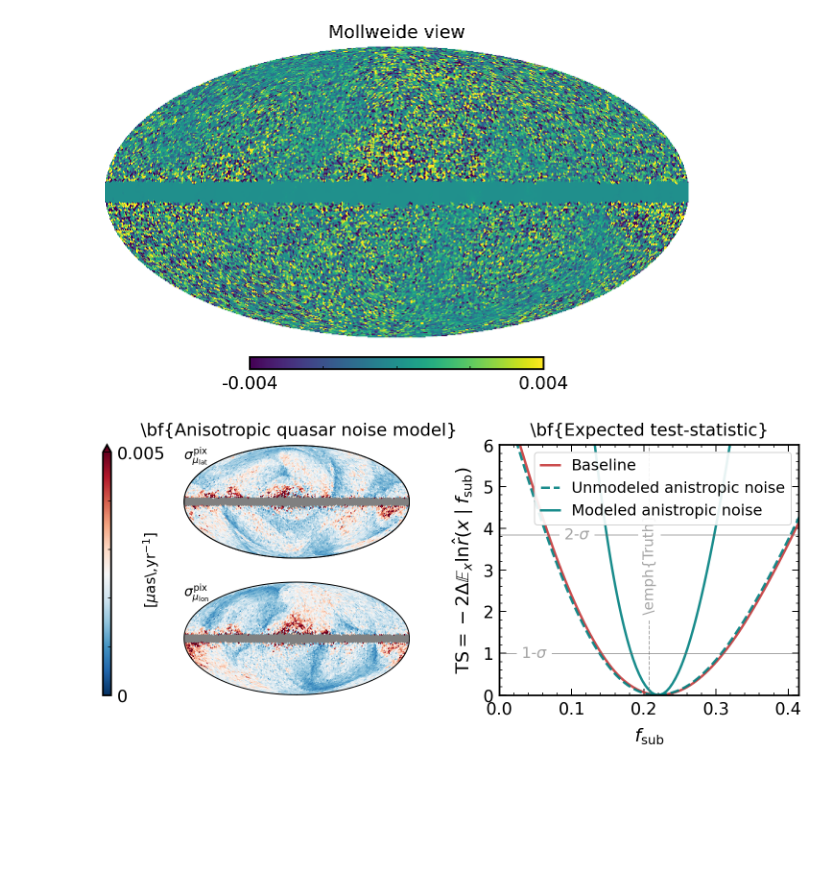
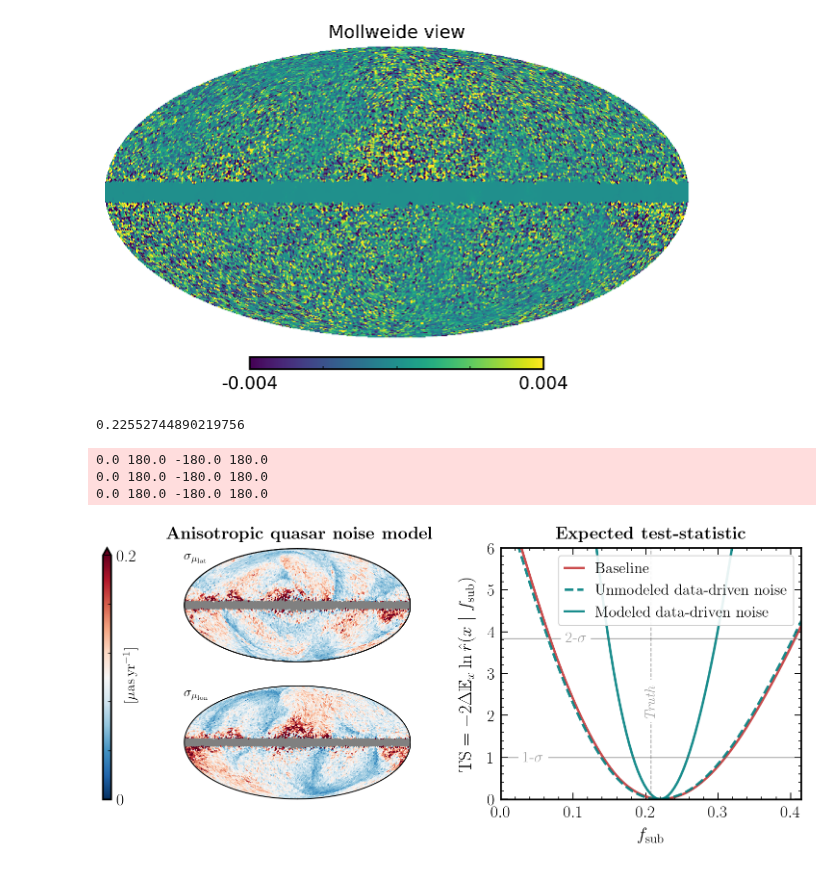
Before and after one commit to smsharma/neural-global-astrometry, a Jupyter notebook: notebooks/03_anisotropic_noise.ipynb, the cells around one changed output. Cells and saved outputs as stored; diff of their text form; code cells hidden in the pictures; blank space fills up the shorter version.

```diff
--- a/notebooks/03_anisotropic_noise.ipynb
+++ b/notebooks/03_anisotropic_noise.ipynb
@@ -56,5 +39,5 @@ The text.latex.preview rcparam was deprecated in Matplotlib 3.3 and will be remo
 # %%
-plt.rcParams.update({"text.usetex": False})
+plt.rcParams.update({"text.usetex": True})
 # %% [markdown]
 
 ## Basline analysis
@@ -215,34 +198,36 @@ out_mean_anistropic_anisotropic = np.load("../data/plot_arrays/out_mean_anistrop
 plt.rcParams.update({
     'text.latex.preamble': r'\usepackage{amsfonts}'
 })
-# %%
-plt.rcParams.update({"text.usetex": False})
+# %%
+0.005 * np.sqrt(N_q_pix)
+# %% [output]
+0.22552744890219756
 # %%
-cbar_max = 0.005
+cbar_max = 0.2
 cmap = cm.RdBu_r
 
 fig = plt.figure(constrained_layout=True, figsize=(13., 4.8))
 gs = fig.add_gridspec(2, 3, height_ratios=(1,1), width_ratios=(0.03, 1., 1.1))
 
 ax1 = fig.add_subplot(gs[0, 1])
-the_map = hp.ma(sigma_noise_model[0][1])
-the_map.mask = (sigma_noise_model[0][1] == 0) + 0.
+the_map = hp.ma(sigma_noise_model[0][1] * np.sqrt(N_q_pix))
+the_map.mask = (sigma_noise_model[0][1] * np.sqrt(N_q_pix) == 0) + 0.
 hp.mollview(the_map, nest=True, min=0, max=cbar_max, cmap=cmap, hold=True, cbar=None, title=None)
 hp.graticule(dmer=360,dpar=360,alpha=0)
 
 f = plt.gcf()
 hax1 = f.get_axes()[0]
-hax1.text(-2, 0.75, "$\sigma_{\mu_\mathrm{lat}}^\mathrm{pix}$", fontsize=14)
+hax1.text(-2, 0.75, "$\sigma_{\mu_\mathrm{lat}}$", fontsize=14)
 
 ax2 = fig.add_subplot(gs[1, 1])
-the_map = hp.ma(sigma_noise_model[0][0])
-the_map.mask = (sigma_noise_model[0][0] == 0) + 0.
+the_map = hp.ma(sigma_noise_model[0][0] * np.sqrt(N_q_pix))
+the_map.mask = (sigma_noise_model[0][0] * np.sqrt(N_q_pix) == 0) + 0.
 hp.mollview(the_map, nest=True, min=0, max=cbar_max, cmap=cmap, hold=True, cbar=None, title=None, unit=r"$\sigma_{\mu_\mathrm{lon}}$")
 hp.graticule(dmer=360,dpar=360,alpha=0)
 
 f = plt.gcf()
 hax2 = f.get_axes()[1]
-hax2.text(-2, 0.75, "$\sigma_{\mu_\mathrm{lon}}^\mathrm{pix}$", fontsize=14)
+hax2.text(-2, 0.75, "$\sigma_{\mu_\mathrm{lon}}$", fontsize=14)
 
 fig_cb = plt.gcf()
 ax_cb = plt.gca()
@@ -250,44 +235,47 @@ image = ax_cb.get_images()[0]
 
 ax4 = fig.add_subplot(gs[:, 0])
 cbar = plt.colorbar(image, cax=ax4, orientation='vertical', ticks=[0, cbar_max], extend='max', extendfrac=0.03, alpha=0.3)
-cbar.set_label(label=r"[$\mu$as\,yr$^{-1}$]", labelpad=-24, fontsize=15)
+cbar.set_label(label=r"[$\mu$as\,yr$^{-1}$]", labelpad=-14, fontsize=15)
 # cbar.ax.set_xticklabels(['0', '0.005'])
-cbar.ax.set_yticklabels(['0', '0.005'])
+cbar.ax.set_yticklabels(['0', '0.2'])
 
 ax3 = fig.add_subplot(gs[:, 2])
 
 theta_multiplier = (f_sub_fid / 150)
 
 ax3.plot(theta_multiplier * theta_test[:, 0], -2 * out_mean, color=cols_default[0], label="Baseline")
-ax3.plot(theta_multiplier * theta_test[:, 0], -2 * out_mean_anistropic, color='teal', ls='--', label="Unmodeled anistropic noise")
-ax3.plot(theta_multiplier * theta_test[:, 0], -2 * out_mean_anistropic_anisotropic, color='teal', label="Modeled anistropic noise")
+ax3.plot(theta_multiplier * theta_test[:, 0], -2 * out_mean_anistropic, color='teal', ls='--', label="Unmodeled data-driven noise")
+ax3.plot(theta_multiplier * theta_test[:, 0], -2 * out_mean_anistropic_anisotropic, color='teal', label="Modeled data-driven noise")
 
 ax3.axhline(chi2.isf(1 - .95, 1), color='dimgrey', alpha=0.6, lw=1)
 t = ax3.text(f_sub_fid / 3 + 0.02, chi2.isf(1 - .95, 1), r"2-$\sigma$",  color='dimgrey', alpha=0.6, fontsize=16, verticalalignment='center')
 t.set_bbox(dict(facecolor='white', alpha=1., edgecolor='white'))
 
 ax3.axhline(chi2.isf(1 - .68, 1), color='dimgrey', alpha=0.6, lw=1)
 t = ax3.text(0.03, chi2.isf(1 - .68, 1), r"1-$\sigma$",  color='dimgrey', alpha=0.6, fontsize=16, verticalalignment='center')
 t.set_bbox(dict(facecolor='white', alpha=1., edgecolor='white'))
 
 ax3.axvline(f_sub_fid, color='dimgrey', lw=1, ls='--', alpha=0.6)
 t = ax3.text(f_sub_fid, 2, r"\emph{Truth}", rotation=90, horizontalalignment='center', fontsize=15, color='dimgrey', alpha=0.6)
 t.set_bbox(dict(facecolor='white', alpha=1., edgecolor='white'))
 
 ax3.set_ylim(-0.01, 6)
 ax3.set_xlim(0.0, 0.415)
 
 ax3.set_xlabel(r"$f_\mathrm{sub}$")
 ax3.set_ylabel(r"$\mathrm{TS}  = -2 \Delta \mathbb{E}_x\ln \hat r(x\mid f_\mathrm{sub}) $")
 
 ax3.set_title(r"\bf{Expected test-statistic}", y=1.008)
 
 ax3.legend(loc='upper right', frameon=True, framealpha=0.9, handlelength=1.2, fontsize=16)
 
 ax4.set_title(r"\bf{Anisotropic quasar noise model}", x=24, y=1.008)  # Alternative 1)
 
 # plt.tight_layout()
 fig.subplots_adjust(wspace=0.3)
-# plt.savefig("../paper/journal-response-v1/anisotropic_noise.pdf", bbox_inches='tight', pad_inches=0.05)
+plt.savefig("../paper/journal-response-v1/anisotropic_noise.pdf", bbox_inches='tight', pad_inches=0.05)
 # %% [output]
+0.0 180.0 -180.0 180.0
+0.0 180.0 -180.0 180.0
+0.0 180.0 -180.0 180.0
-[figure, old version]
+[figure, new version]
```
Also changed, not shown: parts of 2 cells of this notebook, 12 other files.
